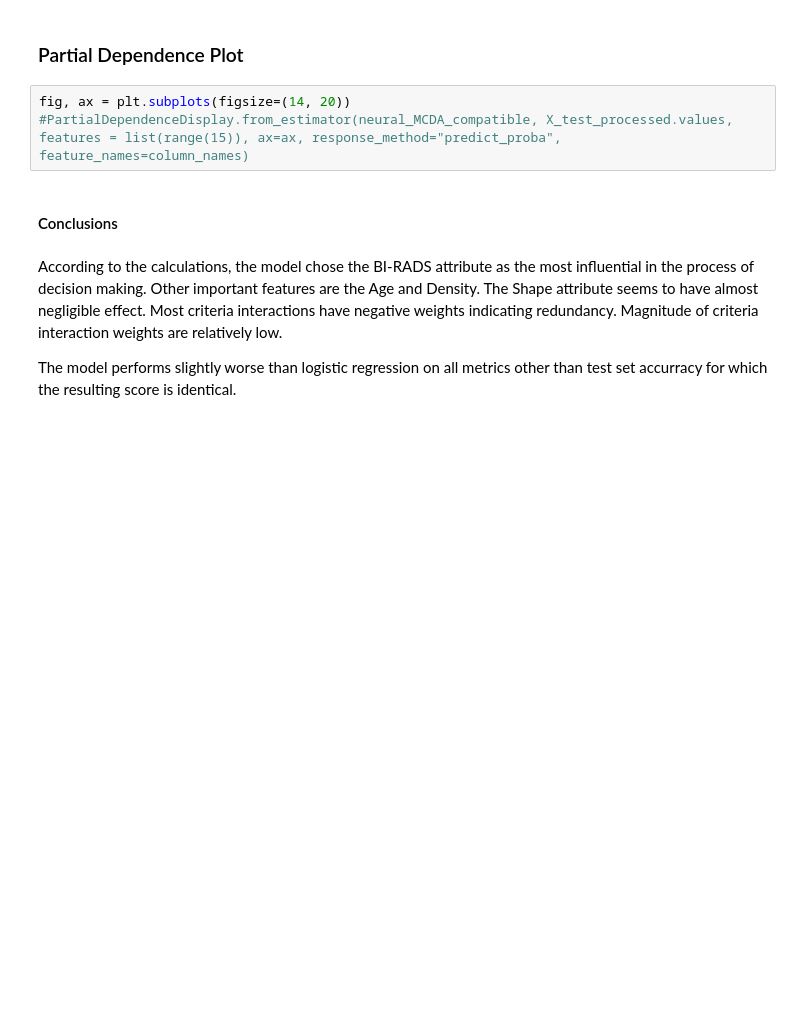
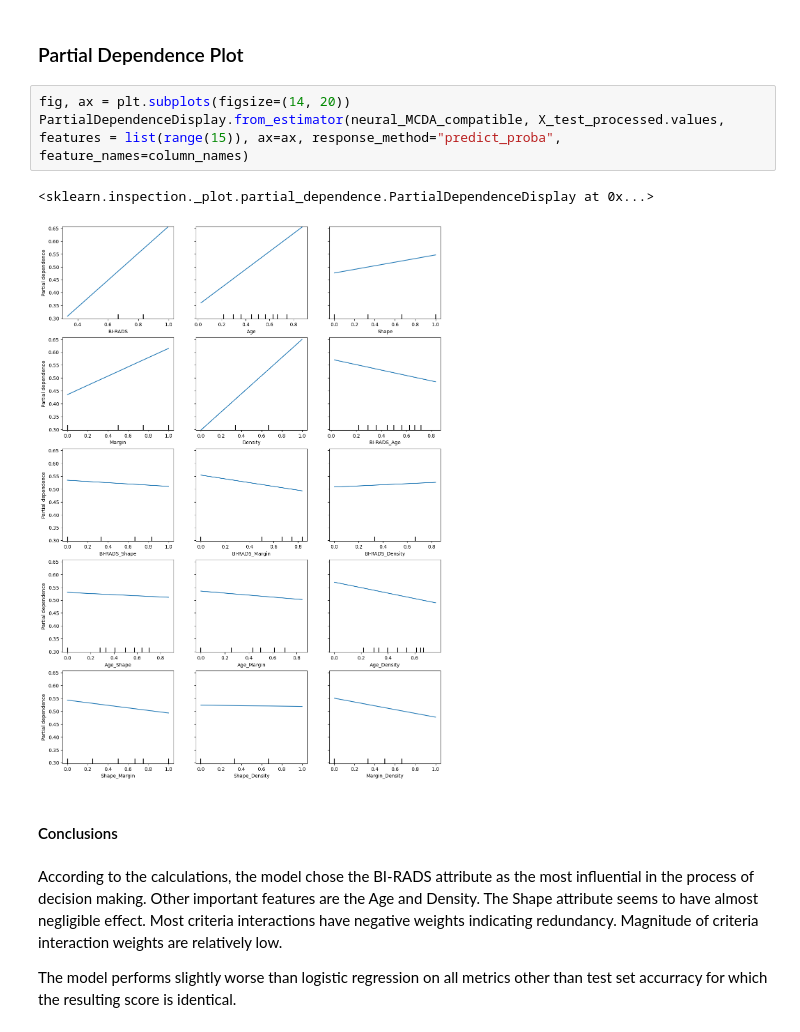
Before and after one commit to MatTheTab/Decision_Analysis, a Jupyter notebook: Project_3/MBDA_Project_3_Fixed.ipynb, the cells around one changed output. Cells and saved outputs as stored; diff of their text form; blank space fills up the shorter version.

```diff
--- a/Project_3/MBDA_Project_3_Fixed.ipynb
+++ b/Project_3/MBDA_Project_3_Fixed.ipynb
@@ -1315,7 +1360,10 @@ TODO: do this at the end (long runtime calculating shap)
 ### Partial Dependence Plot
 # %%
 fig, ax = plt.subplots(figsize=(14, 20))
-#PartialDependenceDisplay.from_estimator(neural_MCDA_compatible, X_test_processed.values, features = list(range(15)), ax=ax, response_method="predict_proba", feature_names=column_names)
+PartialDependenceDisplay.from_estimator(neural_MCDA_compatible, X_test_processed.values, features = list(range(15)), ax=ax, response_method="predict_proba", feature_names=column_names)
+# %% [output]
+<sklearn.inspection._plot.partial_dependence.PartialDependenceDisplay at 0x...>
+[figure, added]
 # %% [markdown]
 #### Conclusions
 # %% [markdown]
```
Also changed, not shown: parts of 41 cells of this notebook.
